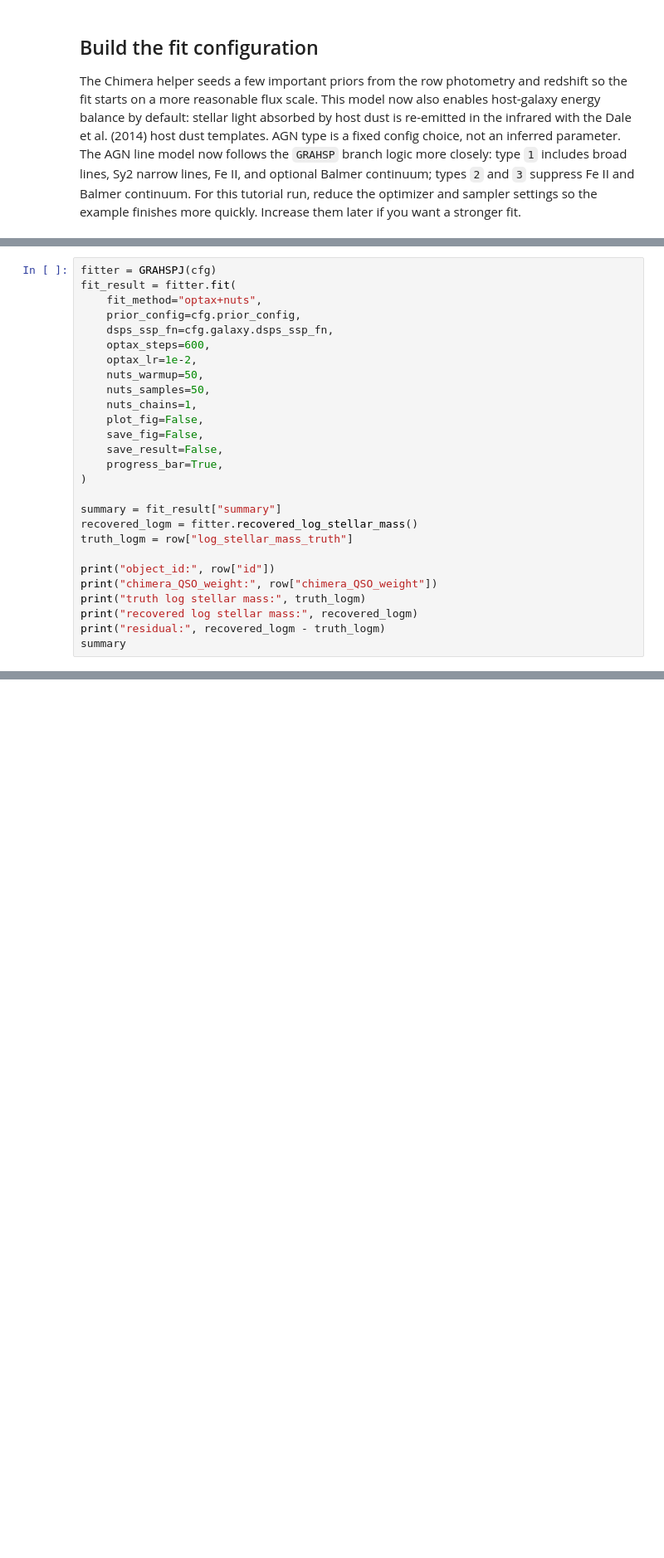
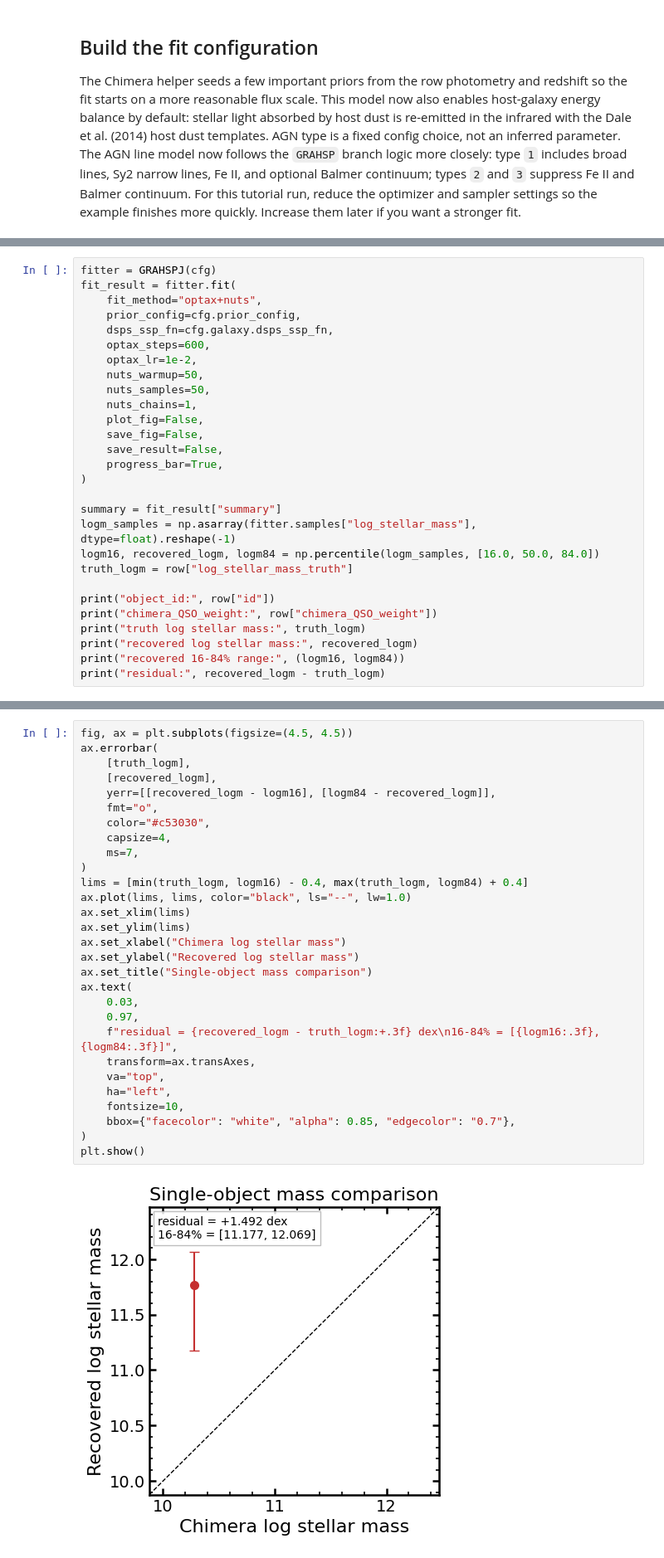
Before and after one commit to burke86/grahspj, a Jupyter notebook: notebooks/01_example.ipynb, the cells around one changed output, grey strips where cells are left out. Shown at 83% size. Cells and saved outputs as stored; diff of their text form; blank space fills up the shorter version.

```diff
--- a/notebooks/01_example.ipynb
+++ b/notebooks/01_example.ipynb
@@ -126,15 +107,16 @@ fit_result = fitter.fit(
 )
 
 summary = fit_result["summary"]
-recovered_logm = fitter.recovered_log_stellar_mass()
+logm_samples = np.asarray(fitter.samples["log_stellar_mass"], dtype=float).reshape(-1)
+logm16, recovered_logm, logm84 = np.percentile(logm_samples, [16.0, 50.0, 84.0])
 truth_logm = row["log_stellar_mass_truth"]
 
 print("object_id:", row["id"])
 print("chimera_QSO_weight:", row["chimera_QSO_weight"])
 print("truth log stellar mass:", truth_logm)
 print("recovered log stellar mass:", recovered_logm)
+print("recovered 16-84% range:", (logm16, logm84))
 print("residual:", recovered_logm - truth_logm)
-summary
 # %% [output]
 object_id: 014916.01+143816.5_700060_1
 chimera_QSO_weight: 1.0
@@ -161,3 +131,34 @@ residual: 1.0070980054716276
+# %%
+fig, ax = plt.subplots(figsize=(4.5, 4.5))
+ax.errorbar(
+    [truth_logm],
+    [recovered_logm],
+    yerr=[[recovered_logm - logm16], [logm84 - recovered_logm]],
+    fmt="o",
+    color="#c53030",
+    capsize=4,
+    ms=7,
+)
+lims = [min(truth_logm, logm16) - 0.4, max(truth_logm, logm84) + 0.4]
+ax.plot(lims, lims, color="black", ls="--", lw=1.0)
+ax.set_xlim(lims)
+ax.set_ylim(lims)
+ax.set_xlabel("Chimera log stellar mass")
+ax.set_ylabel("Recovered log stellar mass")
+ax.set_title("Single-object mass comparison")
+ax.text(
+    0.03,
+    0.97,
+    f"residual = {recovered_logm - truth_logm:+.3f} dex\n16-84% = [{logm16:.3f}, {logm84:.3f}]",
+    transform=ax.transAxes,
+    va="top",
+    ha="left",
+    fontsize=10,
+    bbox={"facecolor": "white", "alpha": 0.85, "edgecolor": "0.7"},
+)
+plt.show()
+# %% [output]
+[figure, added]
 # %% [markdown]
 ## Generate a component SED plot
 
```
Also changed, not shown: parts of 5 cells of this notebook.
